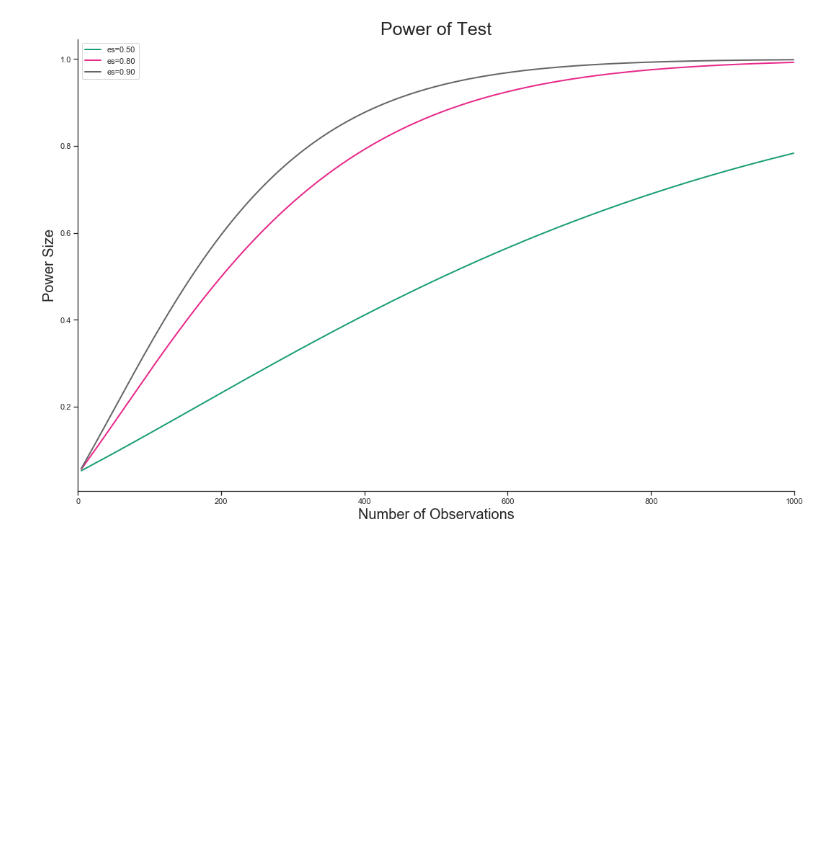
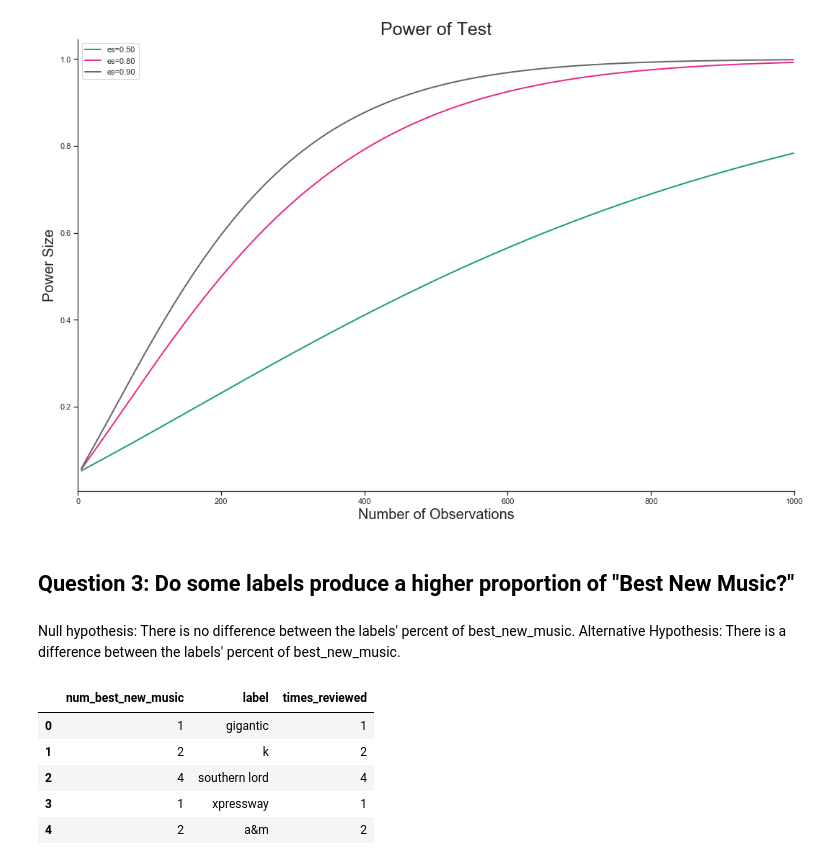
Before and after one commit to tsgreenwood-flatiron-data-science/mod2_final_project, a Jupyter notebook: folkenstein.ipynb, the cells around one changed output. Saved outputs shown, nothing was run; the diff lists cells and outputs as text; code cells hidden in the pictures; blank space fills up the shorter version.

```diff
--- a/folkenstein.ipynb
+++ b/folkenstein.ipynb
@@ -389,3 +425,27 @@ plt.legend()
 plt.show();
 # %% [output]
 [figure]
+# %% [markdown]
+## Question 3: Do some labels produce a higher proportion of "Best New Music?"
+# %% [markdown]
+Null hypothesis: There is no difference between the labels' percent of best_new_music.
+Alternative Hypothesis: There is a difference between the labels' percent of best_new_music.
+# %%
+# dataframe of labels and total best_new_music values produced
+cur.execute("""SELECT count(best_new_music) AS num_best_new_music, label, count(reviews.reviewid) AS times_reviewed
+            FROM reviews
+            JOIN labels
+            ON reviews.reviewid = labels.reviewid
+            GROUP BY label, best_new_music
+            HAVING  best_new_music = 1
+            ;""")
+df_labels_most_awards = pd.DataFrame(cur.fetchall())
+df_labels_most_awards.columns = [i[0] for i in cur.description]
+df_labels_most_awards.head()
+# %% [output]
+|  | num_best_new_music | label | times_reviewed |
+| 0 | 1 | gigantic | 1 |
+| 1 | 2 | k | 2 |
+| 2 | 4 | southern lord | 4 |
+| 3 | 1 | xpressway | 1 |
+| 4 | 2 | a&m | 2 |
```
Also changed, not shown: parts of 34 cells of this notebook.
